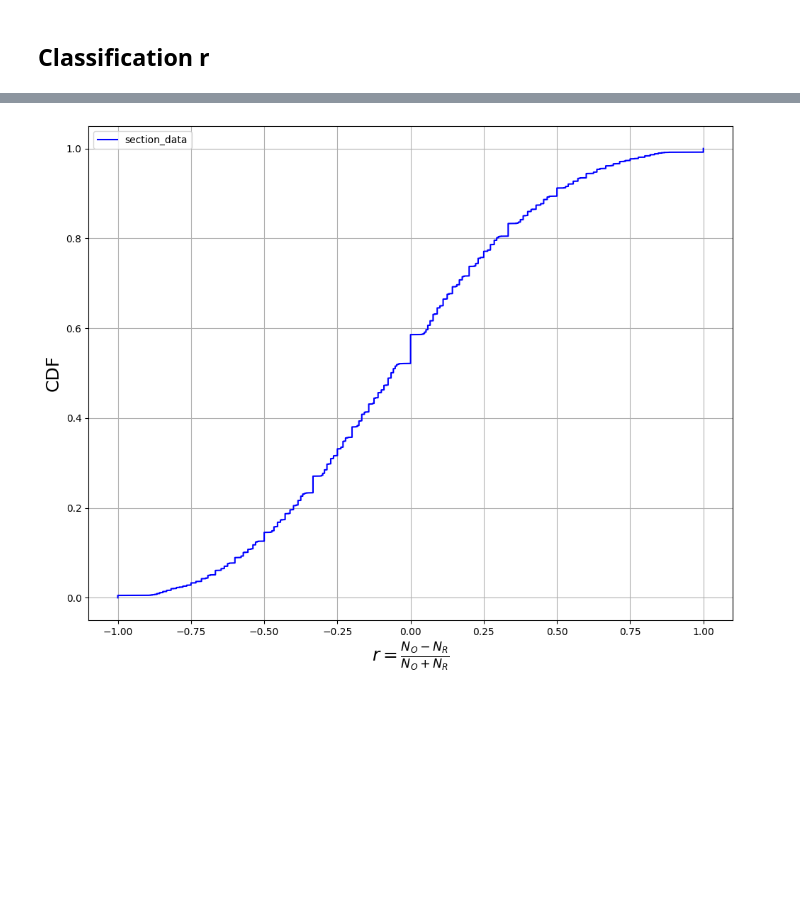
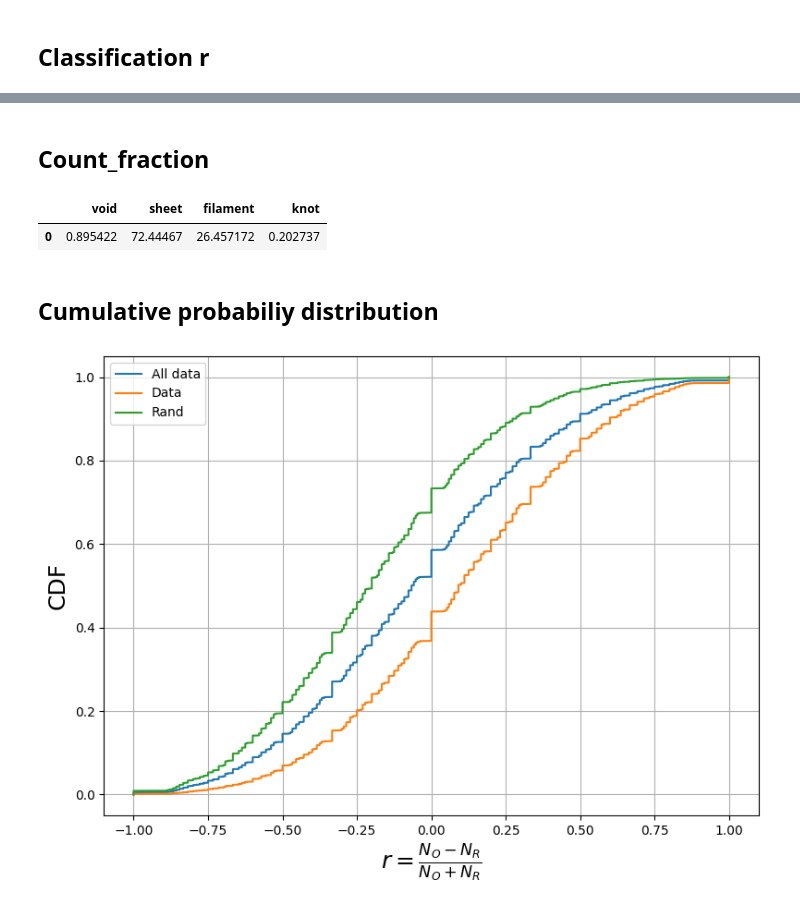
Before and after one commit to soguevaram/DESI, a Jupyter notebook: 20250704_Classification_LRG.ipynb, the cells around one changed output, grey strips where cells are left out. Drawn from its saved outputs; the diff is of its cells as text; code cells hidden in the pictures; blank space fills up the shorter version.

```diff
--- a/20250704_Classification_LRG.ipynb
+++ b/20250704_Classification_LRG.ipynb
@@ -156,7 +159,7 @@ def section(data):
     new_data = new_df.iloc[:]
     return (new_data)
 # %%
-section_data = section(data_all['rosette_1'])
+section_data = data_all['rosette_1']
 
 void     = section_data[section_data['classification'] == 'void']
 sheet    = section_data[section_data['classification'] == 'sheet']
@@ -255,0 +250,2 @@ plt.show()
+# %% [markdown]
+## Count_fraction
@@ -256,16 +259,29 @@ plt.show()
+# %%
+count_fraction
+# %% [output]
+|  | void | sheet | filament | knot |
+| 0 | 0.895422 | 72.44467 | 26.457172 | 0.202737 |
+# %% [markdown]
+## Cumulative probabiliy distribution
 # %%
 sort = section_data['r'].sort_values()
+sort_rand = section_data[section_data['type'] == 'rand'].sort_values(by='r')
+sort_data = section_data[section_data['type'] == 'data'].sort_values(by='r')
 
 cdf = np.arange(1, len(sort)+1) / len(sort)
+cdf_rand = np.arange(1, len(sort_rand['r'])+1) / len(sort_rand['r'])
+cdf_data = np.arange(1, len(sort_data['r'])+1) / len(sort_data['r'])
 
-fig, ax = plt.subplots(figsize=(10, 8))
-ax.plot(sort, cdf, label='section_data', color='blue')
+fig, ax = plt.subplots(figsize=(8, 6))
+ax.plot(sort, cdf, label='All data')
+ax.plot(sort_data['r'], cdf_data, label='Data')
+ax.plot(sort_rand['r'], cdf_rand, label='Rand')
 
 ax.set_xlabel(r'$r = \frac{N_O - N_R}{N_O + N_R}$', fontsize=18)
 ax.set_ylabel('CDF', fontsize=18)
 ax.legend()
 ax.grid(True)
 plt.tight_layout()
 plt.show()
 # %% [output]
-[figure, old version]
+[figure, new version]
```
Also changed, not shown: parts of 9 cells of this notebook.
